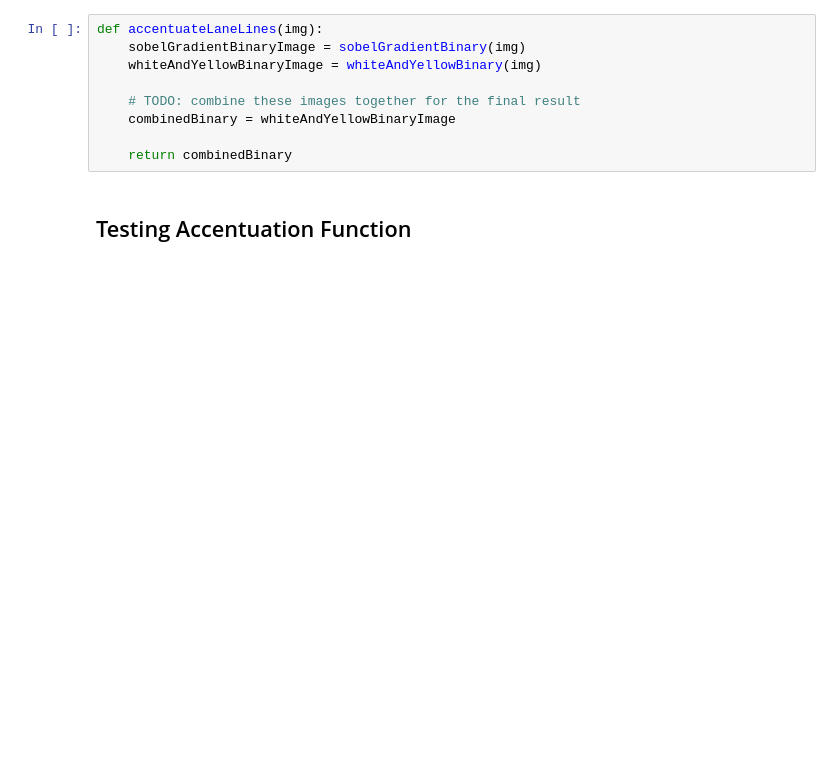
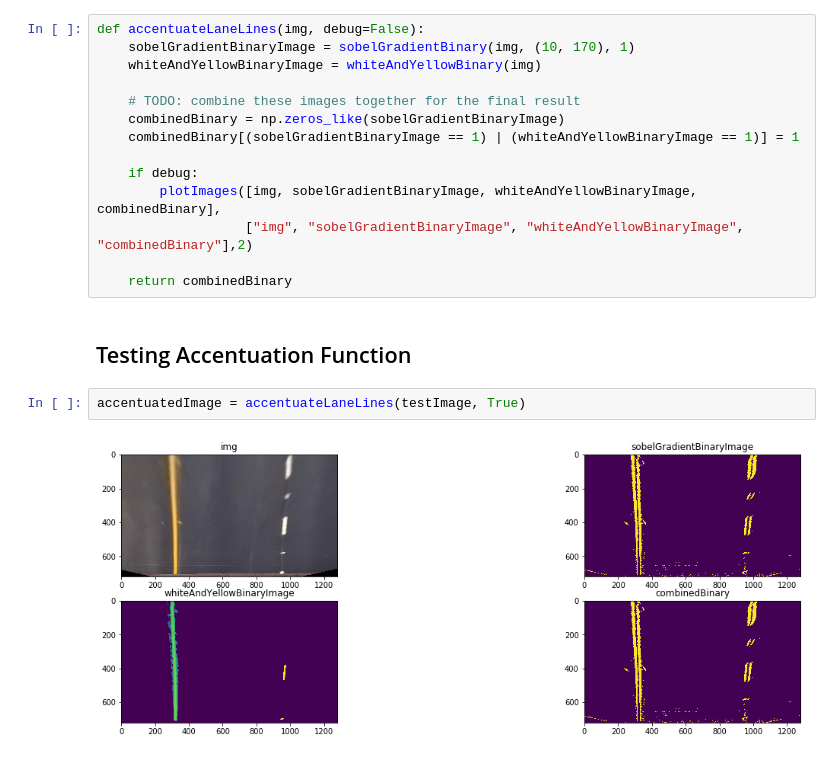
Before and after one commit to KaneRodriguez/CarND-Advanced-Lane-Lines, a Jupyter notebook: AccentuateLaneLines.ipynb, the cells around one changed output. Drawn from its saved outputs; the diff is of its cells as text; blank space fills up the shorter version.

```diff
--- a/AccentuateLaneLines.ipynb
+++ b/AccentuateLaneLines.ipynb
@@ -83,13 +122,22 @@ Testing HLS White and Yellow Mask...
 # %% [markdown]
 ## Combining Color Transform, Gradient, and W&Y Accentuation
 # %%
-def accentuateLaneLines(img):
-    sobelGradientBinaryImage = sobelGradientBinary(img)
+def accentuateLaneLines(img, debug=False):
+    sobelGradientBinaryImage = sobelGradientBinary(img, (10, 170), 1)
     whiteAndYellowBinaryImage = whiteAndYellowBinary(img)
 
     # TODO: combine these images together for the final result
-    combinedBinary = whiteAndYellowBinaryImage
+    combinedBinary = np.zeros_like(sobelGradientBinaryImage)
+    combinedBinary[(sobelGradientBinaryImage == 1) | (whiteAndYellowBinaryImage == 1)] = 1
+
+    if debug:
+        plotImages([img, sobelGradientBinaryImage, whiteAndYellowBinaryImage, combinedBinary],
+                   ["img", "sobelGradientBinaryImage", "whiteAndYellowBinaryImage", "combinedBinary"],2)
 
     return combinedBinary
 # %% [markdown]
 ## Testing Accentuation Function
+# %%
+accentuatedImage = accentuateLaneLines(testImage, True)
+# %% [output]
+[figure, added]
```
Also changed, not shown: parts of 7 cells of this notebook, 6 other files.
